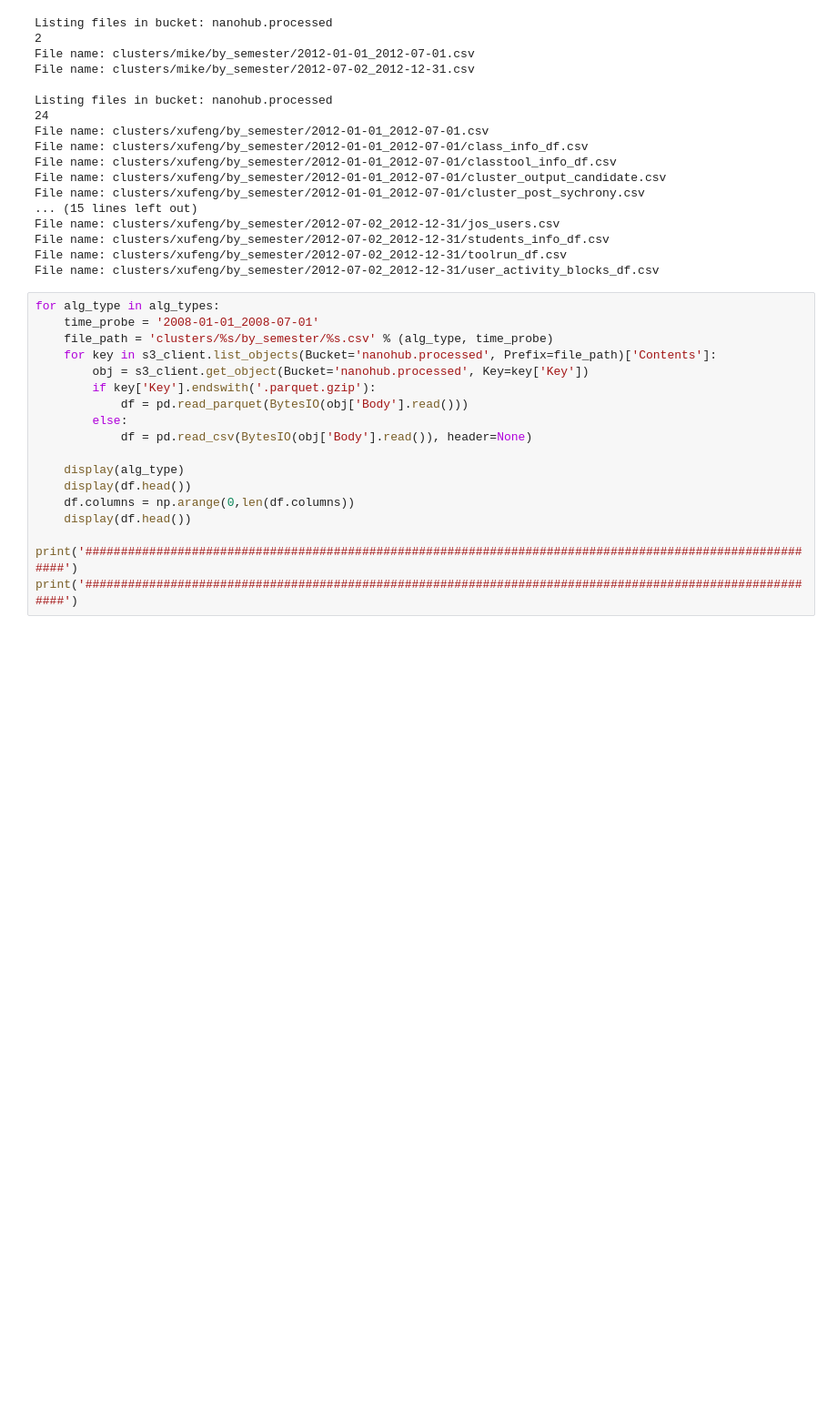
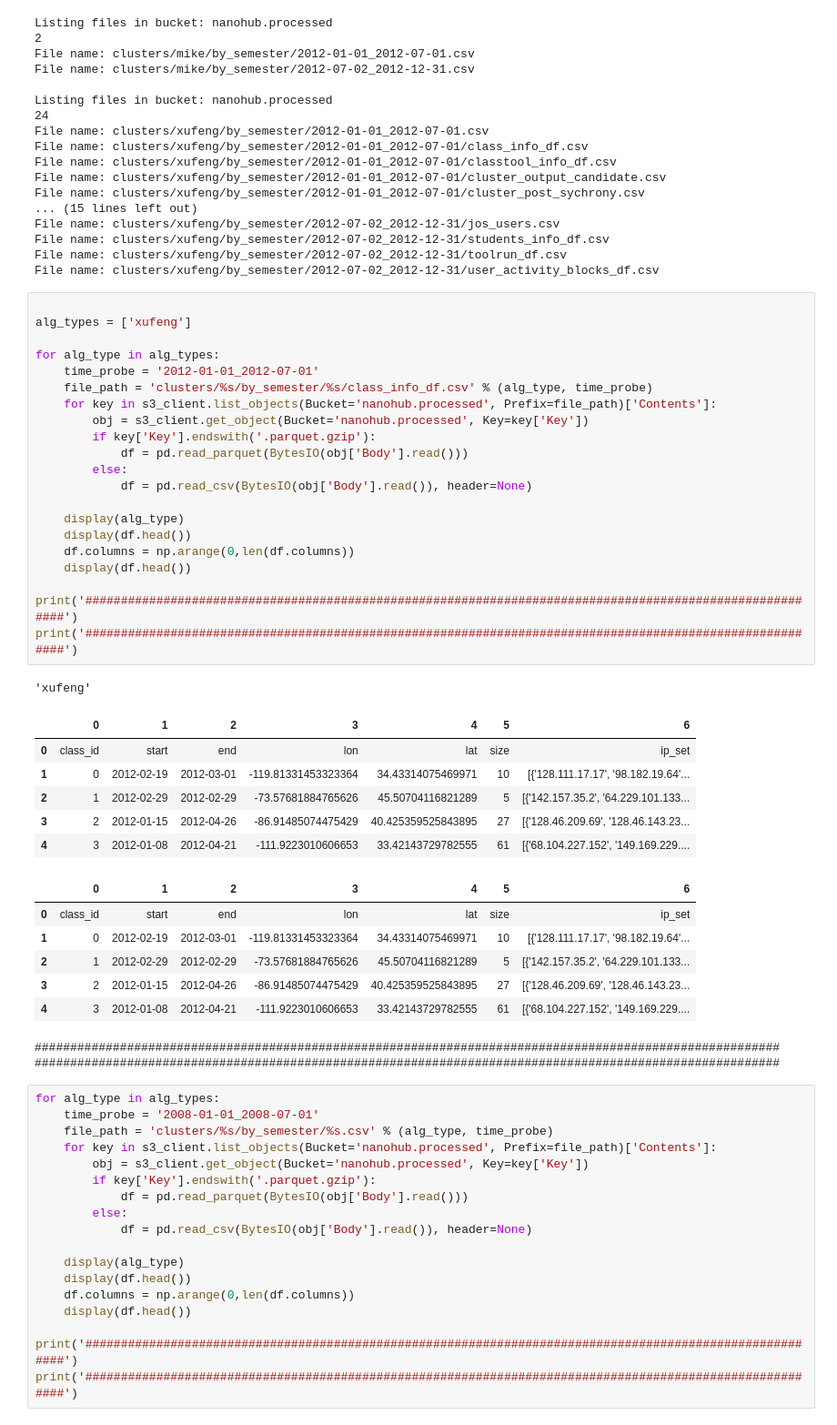
Before and after one commit to saxenap/nanohub, a Jupyter notebook: nanoHUB/pipeline/geddes/clustering-data.ipynb, the cells around one changed output. Shown at 91% size. Drawn from its saved outputs; the diff is of its cells as text; blank space fills up the shorter version.

```diff
--- a/nanoHUB/pipeline/geddes/clustering-data.ipynb
+++ b/nanoHUB/pipeline/geddes/clustering-data.ipynb
@@ -44,6 +46,43 @@ File name: clusters/xufeng/by_semester/2012-07-02_2012-12-31/jos_users.csv
 File name: clusters/xufeng/by_semester/2012-07-02_2012-12-31/students_info_df.csv
 File name: clusters/xufeng/by_semester/2012-07-02_2012-12-31/toolrun_df.csv
 File name: clusters/xufeng/by_semester/2012-07-02_2012-12-31/user_activity_blocks_df.csv
+# %%
+
+alg_types = ['xufeng']
+
+for alg_type in alg_types:
+    time_probe = '2012-01-01_2012-07-01'
+    file_path = 'clusters/%s/by_semester/%s/class_info_df.csv' % (alg_type, time_probe)
+    for key in s3_client.list_objects(Bucket='nanohub.processed', Prefix=file_path)['Contents']:
+        obj = s3_client.get_object(Bucket='nanohub.processed', Key=key['Key'])
+        if key['Key'].endswith('.parquet.gzip'):
+            df = pd.read_parquet(BytesIO(obj['Body'].read()))
+        else:
+            df = pd.read_csv(BytesIO(obj['Body'].read()), header=None)
+
+    display(alg_type)
+    display(df.head())
+    df.columns = np.arange(0,len(df.columns))
+    display(df.head())
+
+print('#########################################################################################################')
+print('#########################################################################################################')
+# %% [output]
+'xufeng'
+|  | 0 | 1 | 2 | 3 | 4 | 5 | 6 |
+| 0 | class_id | start | end | lon | lat | size | ip_set |
+| 1 | 0 | 2012-02-19 | 2012-03-01 | -119.81331453323364 | 34.43314075469971 | 10 | [{'128.111.17.17', '98.182.19.64'... |
+| 2 | 1 | 2012-02-29 | 2012-02-29 | -73.57681884765626 | 45.50704116821289 | 5 | [{'142.157.35.2', '64.229.101.133... |
+| 3 | 2 | 2012-01-15 | 2012-04-26 | -86.91485074475429 | 40.425359525843895 | 27 | [{'128.46.209.69', '128.46.143.23... |
+| 4 | 3 | 2012-01-08 | 2012-04-21 | -111.9223010606653 | 33.42143729782555 | 61 | [{'68.104.227.152', '149.169.229.... |
+|  | 0 | 1 | 2 | 3 | 4 | 5 | 6 |
+| 0 | class_id | start | end | lon | lat | size | ip_set |
+| 1 | 0 | 2012-02-19 | 2012-03-01 | -119.81331453323364 | 34.43314075469971 | 10 | [{'128.111.17.17', '98.182.19.64'... |
+| 2 | 1 | 2012-02-29 | 2012-02-29 | -73.57681884765626 | 45.50704116821289 | 5 | [{'142.157.35.2', '64.229.101.133... |
+| 3 | 2 | 2012-01-15 | 2012-04-26 | -86.91485074475429 | 40.425359525843895 | 27 | [{'128.46.209.69', '128.46.143.23... |
+| 4 | 3 | 2012-01-08 | 2012-04-21 | -111.9223010606653 | 33.42143729782555 | 61 | [{'68.104.227.152', '149.169.229.... |
+#########################################################################################################
+#########################################################################################################
 # %%
 for alg_type in alg_types:
     time_probe = '2008-01-01_2008-07-01'
```
Also changed, not shown: parts of 1 cell of this notebook, 9 other files.
